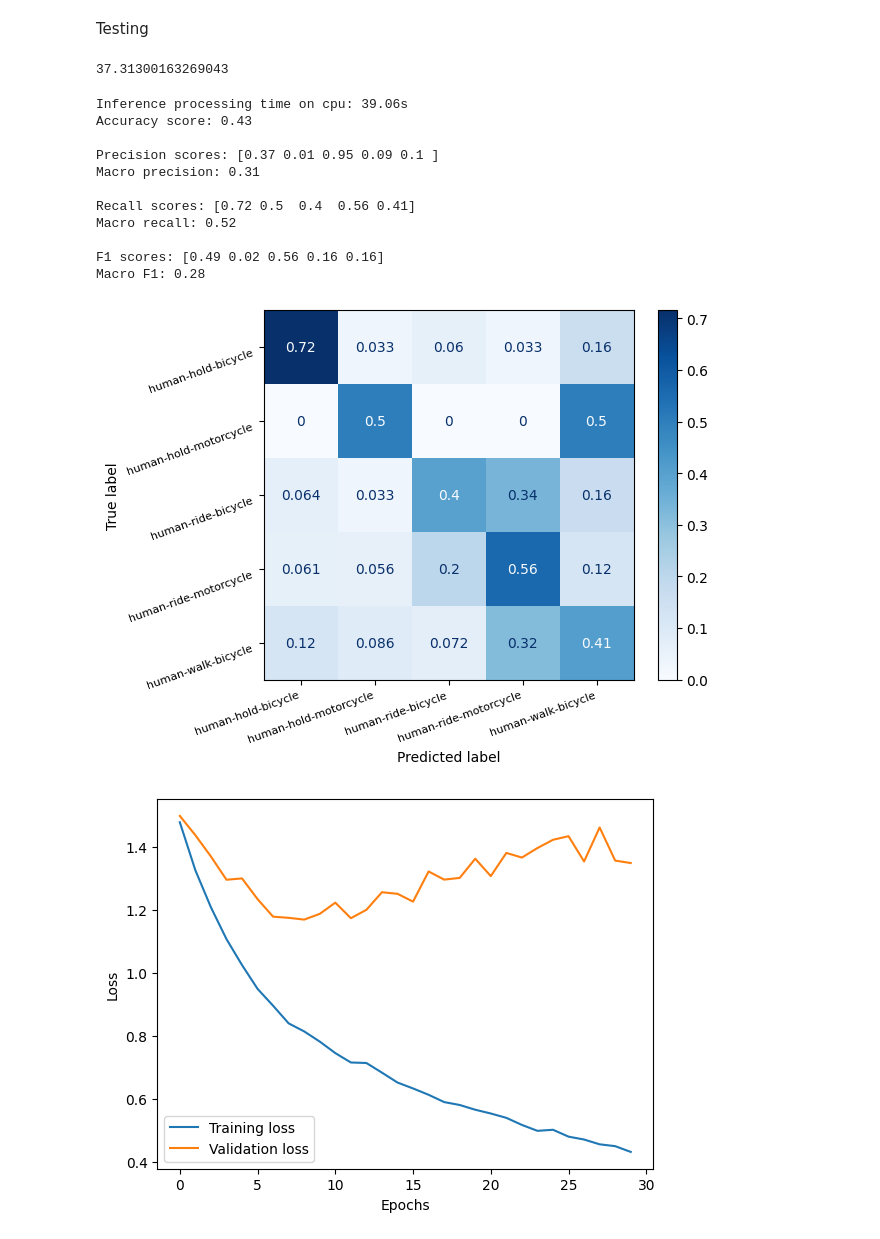
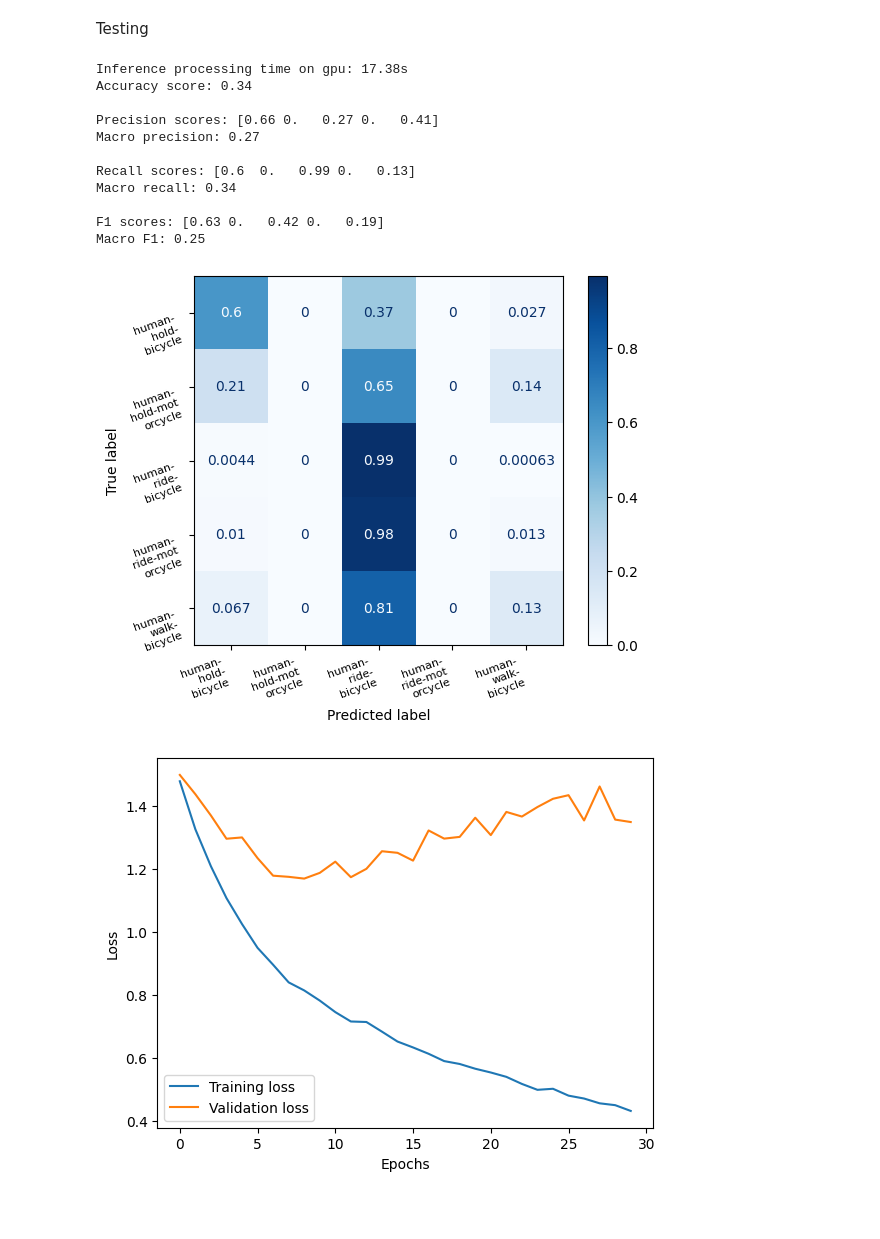
Before and after one commit to vismiroglou/ce7_741_HOI_detection, a Jupyter notebook: cnn_train.ipynb, the cells around one changed output. Saved outputs shown, nothing was run; the diff lists cells and outputs as text; code cells hidden in the pictures; blank space fills up the shorter version.

```diff
--- a/cnn_train.ipynb
+++ b/cnn_train.ipynb
@@ -153,8 +109,9 @@ with open(os.path.join(out_dir, 'weighted_resnet50_val_loss.txt'), 'w') as f:
 Testing
 # %%
 #Manually load the model to be tested
-model = torch.load('products/models/weighted_resnet50_checkpoint.pth')
-model.to(torch.device('cpu'))
+model = torch.load('products/models/NW_CNN_checkpoint.pth')
+device = torch.device('cuda')
+model.to(device)
 model.eval();
 # %%
 #Extract testing results to be used with sklearn metrics
@@ -167,49 +124,54 @@ test_dataloader = DataLoader(test_dataset, batch_size=40, shuffle=False)
 start = time.time()
 targets = []
 predictions = []
-for i, (crop, target) in enumerate(test_dataloader):
-    prediction = torch.argmax(model(crop), dim=1)
-    target = torch.squeeze(target)
-    predictions = np.concatenate((predictions, prediction.numpy()))
-    targets = np.concatenate((targets, target.numpy()))
+
+prog_bar = tqdm(train_dataloader, total=len(train_dataloader), leave=True)
+for input, label in prog_bar:
+    input = input.to(device)
+    prediction = torch.argmax(model(input), dim=1)
+    label = torch.squeeze(label)
+
+    predictions = np.concatenate((predictions, prediction.detach().cpu().numpy()))
+    targets = np.concatenate((targets, label.detach().cpu().numpy()))
 end = time.time();
-# %% [output]
-37.31300163269043
 # %%
 from matplotlib import pyplot as plt
 from sklearn.metrics import confusion_matrix, ConfusionMatrixDisplay, accuracy_score, recall_score, precision_score, f1_score
+from textwrap import wrap
 
-print(f'Inference processing time on cpu: {round(end-start, 2)}s')
+print(f'Inference processing time on gpu: {round(end-start, 2)}s')
 print(f'Accuracy score: {round(accuracy_score(targets, predictions), 2)}')
 print(f'\nPrecision scores: {precision_score(targets, predictions, average=None).round(2)}')
 print(f"Macro precision: {precision_score(targets, predictions, average='macro').round(2)}")
 
 print(f'\nRecall scores: {recall_score(targets, predictions, average=None).round(2)}')
 print(f"Macro recall: {recall_score(targets, predictions, average='macro').round(2)}")
 
 print(f'\nF1 scores: {f1_score(targets, predictions, average=None).round(2)}')
 print(f"Macro F1: {f1_score(targets, predictions, average='macro').round(2)}")
 
 
 cm = confusion_matrix(targets, predictions, normalize='true')
-disp = ConfusionMatrixDisplay(cm, display_labels=le.inverse_transform([0, 1, 2, 3, 4]))
+labels = le.inverse_transform([0, 1, 2, 3, 4])
+labels = labels = [ '\n'.join(wrap(l, 8)) for l in labels ]
+disp = ConfusionMatrixDisplay(cm, display_labels=labels)
 disp.plot(cmap='Blues')
 plt.yticks(rotation=20, va='top', fontsize=8)
 plt.xticks(rotation=20, ha='right', fontsize=8)
 plt.show()
 # %% [output]
-Inference processing time on cpu: 39.06s
-Accuracy score: 0.43
+Inference processing time on gpu: 17.38s
+Accuracy score: 0.34
 
-Precision scores: [0.37 0.01 0.95 0.09 0.1 ]
-Macro precision: 0.31
+Precision scores: [0.66 0.   0.27 0.   0.41]
+Macro precision: 0.27
 
-Recall scores: [0.72 0.5  0.4  0.56 0.41]
-Macro recall: 0.52
+Recall scores: [0.6  0.   0.99 0.   0.13]
+Macro recall: 0.34
 
-F1 scores: [0.49 0.02 0.56 0.16 0.16]
-Macro F1: 0.28
+F1 scores: [0.63 0.   0.42 0.   0.19]
+Macro F1: 0.25
-[figure, old version]
+[figure, new version]
 # %%
 with open('products/models/weighted_resnet50_train_loss.txt', 'r') as f:
     data =  f.read()
```
Also changed, not shown: parts of 1 cell of this notebook.
